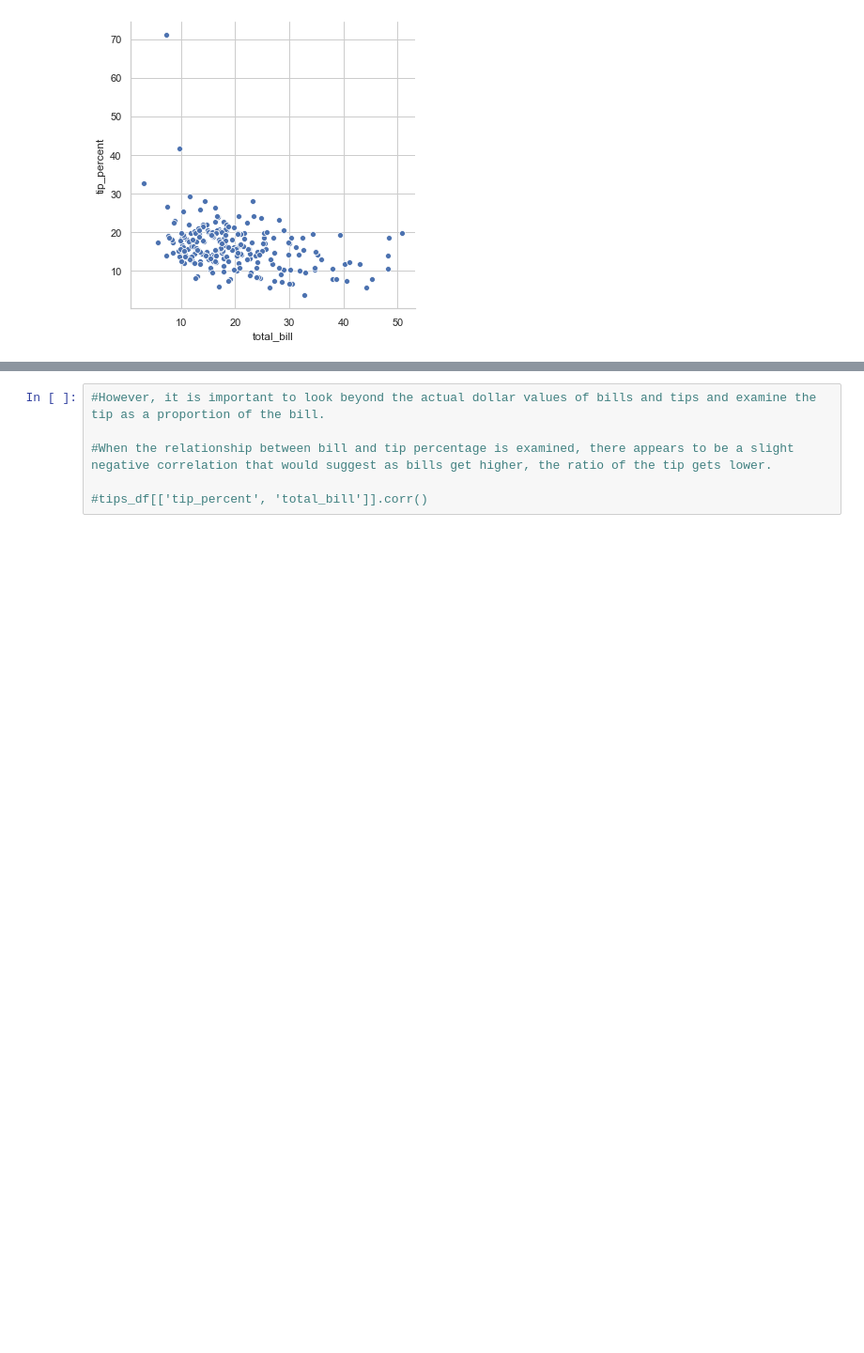
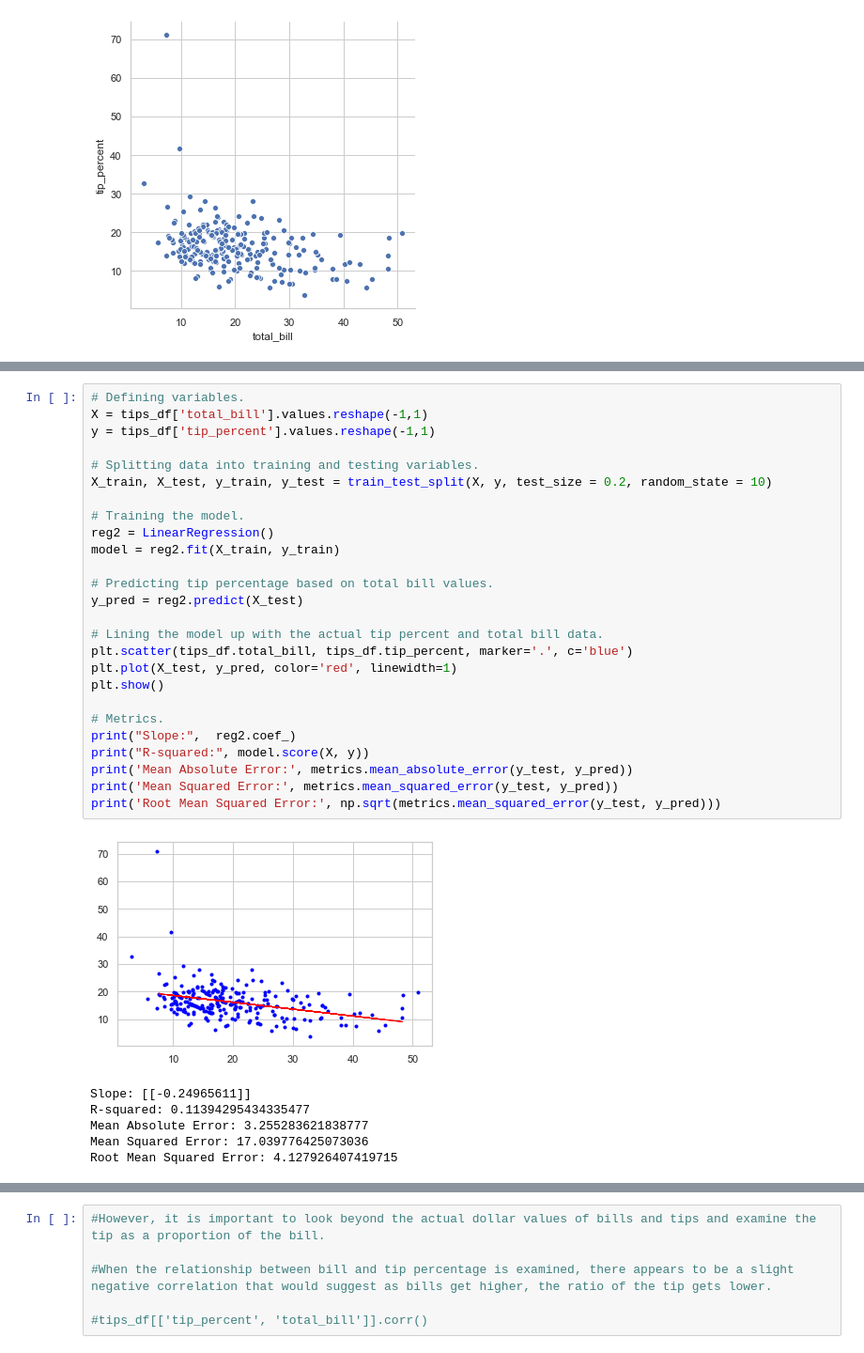
Before and after one commit to jennifer-ryan/fundamentals-project, a Jupyter notebook: tips_dataset_analysis.ipynb, the cells around one changed output, grey strips where cells are left out. Shown at 94% size. Cells and saved outputs as stored; diff of their text form; blank space fills up the shorter version.

```diff
--- a/tips_dataset_analysis.ipynb
+++ b/tips_dataset_analysis.ipynb
@@ -518,3 +525,36 @@ plt.show()
+# %%
+# Defining variables.
+X = tips_df['total_bill'].values.reshape(-1,1)
+y = tips_df['tip_percent'].values.reshape(-1,1)
+
+# Splitting data into training and testing variables.
+X_train, X_test, y_train, y_test = train_test_split(X, y, test_size = 0.2, random_state = 10)
+
+# Training the model.
+reg2 = LinearRegression()
+model = reg2.fit(X_train, y_train)
+
+# Predicting tip percentage based on total bill values.
+y_pred = reg2.predict(X_test)
+
+# Lining the model up with the actual tip percent and total bill data.
+plt.scatter(tips_df.total_bill, tips_df.tip_percent, marker='.', c='blue')
+plt.plot(X_test, y_pred, color='red', linewidth=1)
+plt.show()
+
+# Metrics.
+print("Slope:",  reg2.coef_)
+print("R-squared:", model.score(X, y))
+print('Mean Absolute Error:', metrics.mean_absolute_error(y_test, y_pred))
+print('Mean Squared Error:', metrics.mean_squared_error(y_test, y_pred))
+print('Root Mean Squared Error:', np.sqrt(metrics.mean_squared_error(y_test, y_pred)))
+# %% [output]
+[figure, added]
+Slope: [[-0.24965611]]
+R-squared: 0.11394295434335477
+Mean Absolute Error: 3.255283621838777
+Mean Squared Error: 17.039776425073036
+Root Mean Squared Error: 4.127926407419715
 # %% [markdown]
 <br>
 
```
Also changed, not shown: parts of 25 cells of this notebook.
